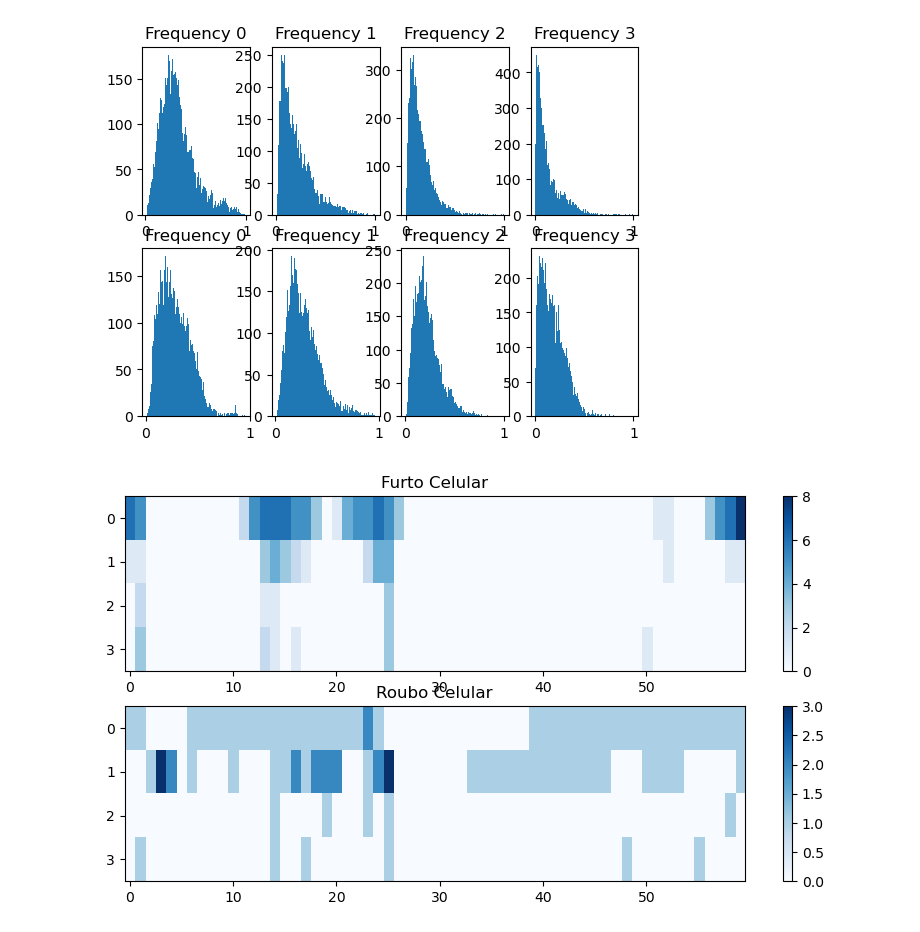
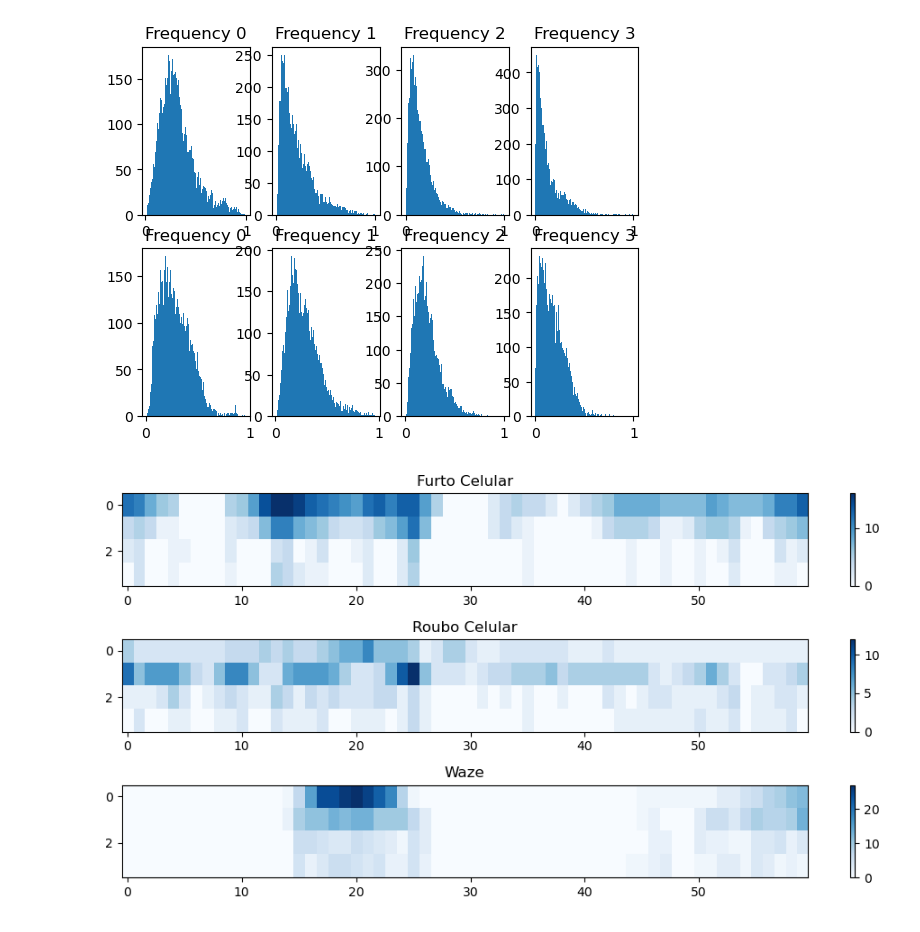
Before and after one commit to visual-ds/AutoSatViewer, a Jupyter notebook: wavelet_code/compute_wavelet.ipynb, the cells around one changed output. Drawn from its saved outputs; the diff is of its cells as text; code cells hidden in the pictures.

Commit message:
run with waze and daily crime

```diff
--- a/wavelet_code/compute_wavelet.ipynb
+++ b/wavelet_code/compute_wavelet.ipynb
@@ -11,4 +13,5 @@ shapefile = gpd.read_file("data/LAYER_DISTRITO/sp.shp")
 adj_matrix = create_graph(shapefile)
 signal_1 = np.load("data/time_series/furto_celular_district.npy")
 signal_2 = np.load("data/time_series/roubo_celular_district.npy")
+signal_3 = np.load("data/time_series/wave_district.npy")
 n_timestamps = signal_1.shape[1]
@@ -28,6 +29,7 @@ wav =  wt.WaveletTransform(
 # %%
 coeffs_1 = wav.transform(signal_1)
 coeffs_2 = wav.transform(signal_2)
+coeffs_3 = wav.transform(signal_3)
 # %%
 i = 0
 fig = plt.figure(figsize=(10, 5))
@@ -70,6 +72,7 @@ def divide_frequencies(coeffs):
 
 dom_freq_1 = divide_frequencies(coeffs_1)
 dom_freq_2 = divide_frequencies(coeffs_2)
+dom_freq_3 = divide_frequencies(coeffs_3)
 # %%
 i = 0
 fig = plt.figure(figsize=(10, 5))
@@ -101,28 +104,37 @@ plt.show()
 # %% [output]
 [figure]
 # %%
-def get_high_freq(dom_freq, threshold = 0.8):
+def get_high_freq(dom_freq, threshold = 0.6):
     high_freq = dom_freq > threshold
     high_freq = high_freq.sum(axis = 0)
     return high_freq
 
 high_freq_1 = get_high_freq(dom_freq_1)
 high_freq_2 = get_high_freq(dom_freq_2)
+high_freq_3 = get_high_freq(dom_freq_3)
 # %%
 plt.figure(figsize=(10, 5))
-plt.subplot(2, 1, 1)
+plt.subplot(3, 1, 1)
 plt.imshow(high_freq_1.T, aspect="auto", cmap="Blues")
 plt.colorbar()
 plt.title("Furto Celular")
 
-plt.subplot(2, 1, 2)
+plt.subplot(3, 1, 2)
 plt.imshow(high_freq_2.T, aspect="auto", cmap="Blues")
 plt.colorbar()
 plt.title("Roubo Celular")
 
+
+plt.subplot(3, 1, 3)
+plt.imshow(high_freq_3.T, aspect="auto", cmap="Blues")
+plt.colorbar()
+plt.title("Waze")
+
+plt.tight_layout()
+
 plt.show()
 # %% [output]
-[figure, old version]
+[figure, new version]
 # %%
 def test_other_approach(coeffs, threshold = 0.8):
     scaled_coeffs = sp.get_scaled_coefficients(coeffs)
```
Also changed, not shown: parts of 7 cells of this notebook, 1 other file.
